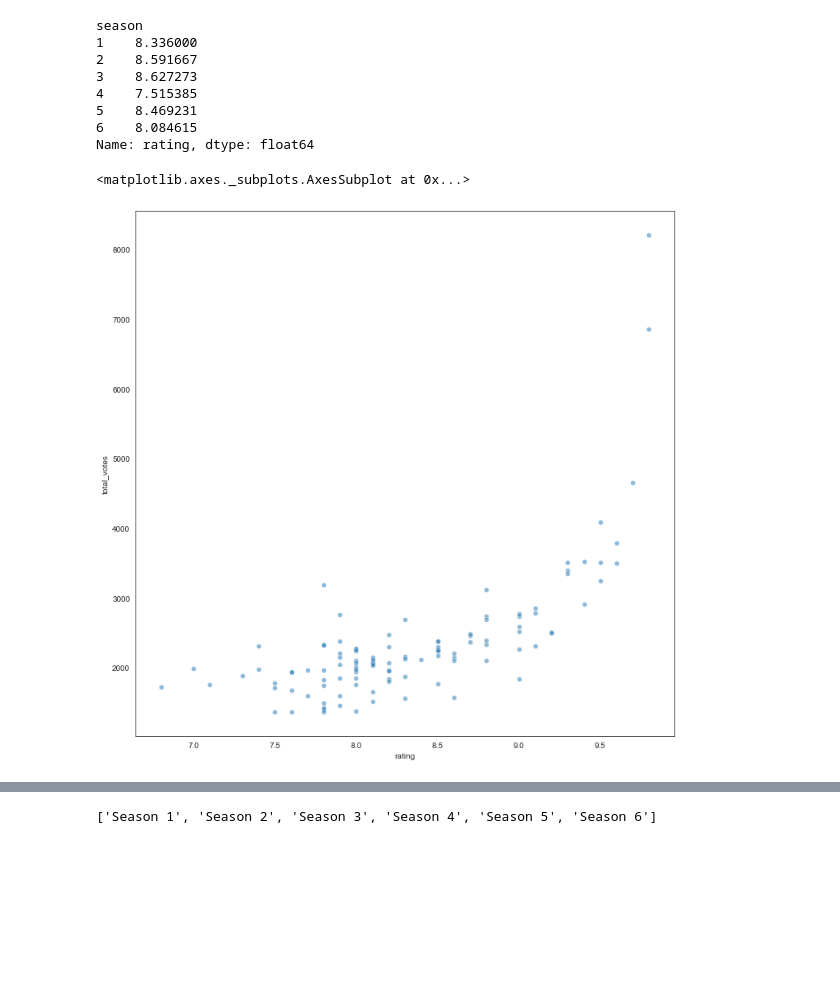
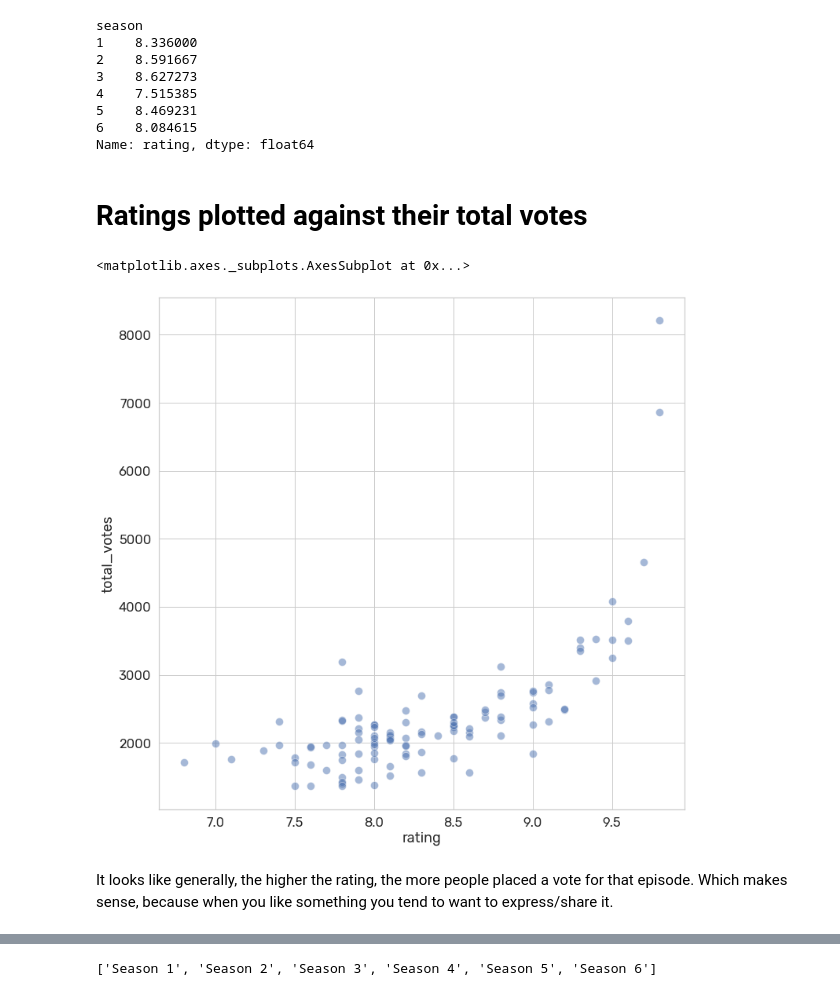
Before and after one commit to isabellabenabaye/community-project, a Jupyter notebook: community_EDA.ipynb, the cells around one changed output, grey strips where cells are left out. Cells and saved outputs as stored; diff of their text form; code cells hidden in the pictures; blank space fills up the shorter version.

```diff
--- a/community_EDA.ipynb
+++ b/community_EDA.ipynb
@@ -109,10 +111,14 @@ season
 5    8.469231
 6    8.084615
 Name: rating, dtype: float64
+# %% [markdown]
+# Ratings plotted against their total votes
 # %%
-sns.set_style('white')
+sns.set(font_scale=1.5,font='Rubik',style='whitegrid')
 plt.figure(figsize=(12,12))
-sns.scatterplot(df.rating,df.total_votes,alpha=0.5,)
+sns.scatterplot(df.rating,df.total_votes,alpha=0.5,s=100)
 # %% [output]
 <matplotlib.axes._subplots.AxesSubplot at 0x...>
-[figure, old version]
+[figure, new version]
+# %% [markdown]
+It looks like generally, the higher the rating, the more people placed a vote for that episode. Which makes sense, because when you like something you tend to want to express/share it.
```
Also changed, not shown: parts of 8 cells of this notebook, 1 other file.
